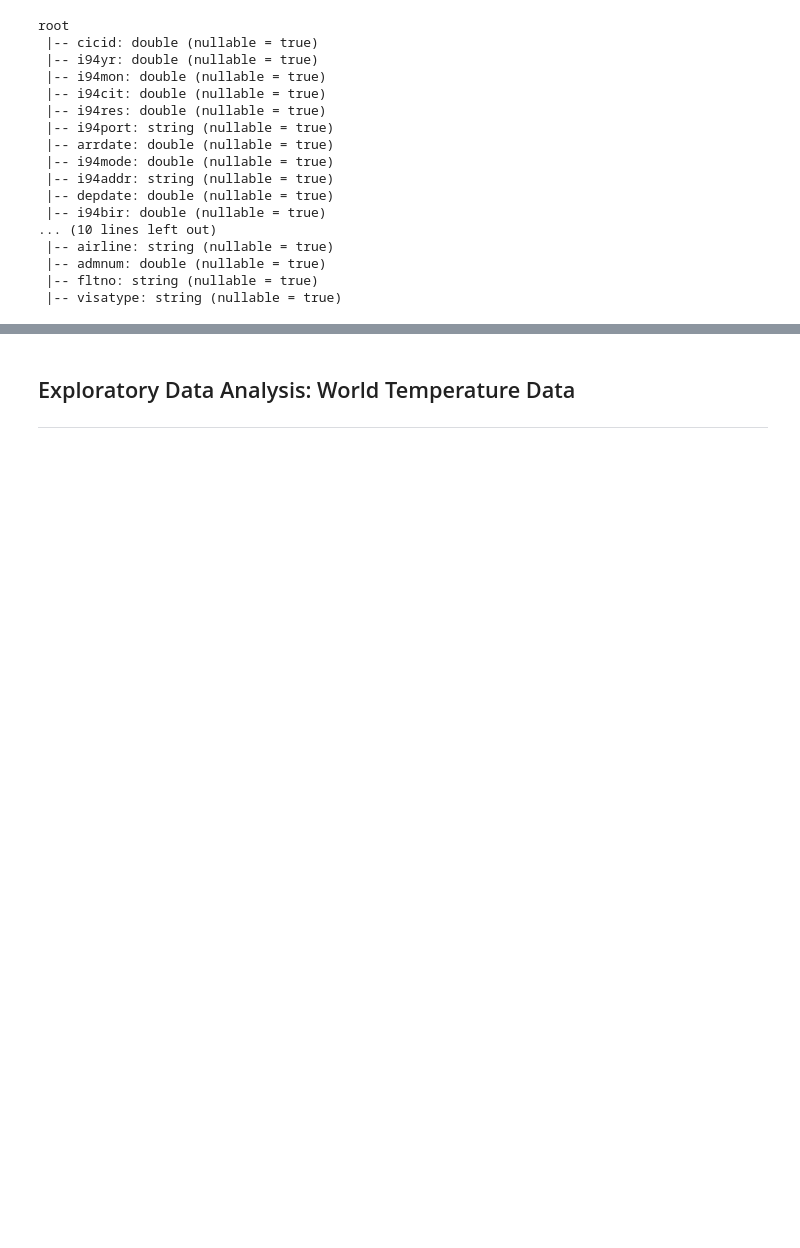
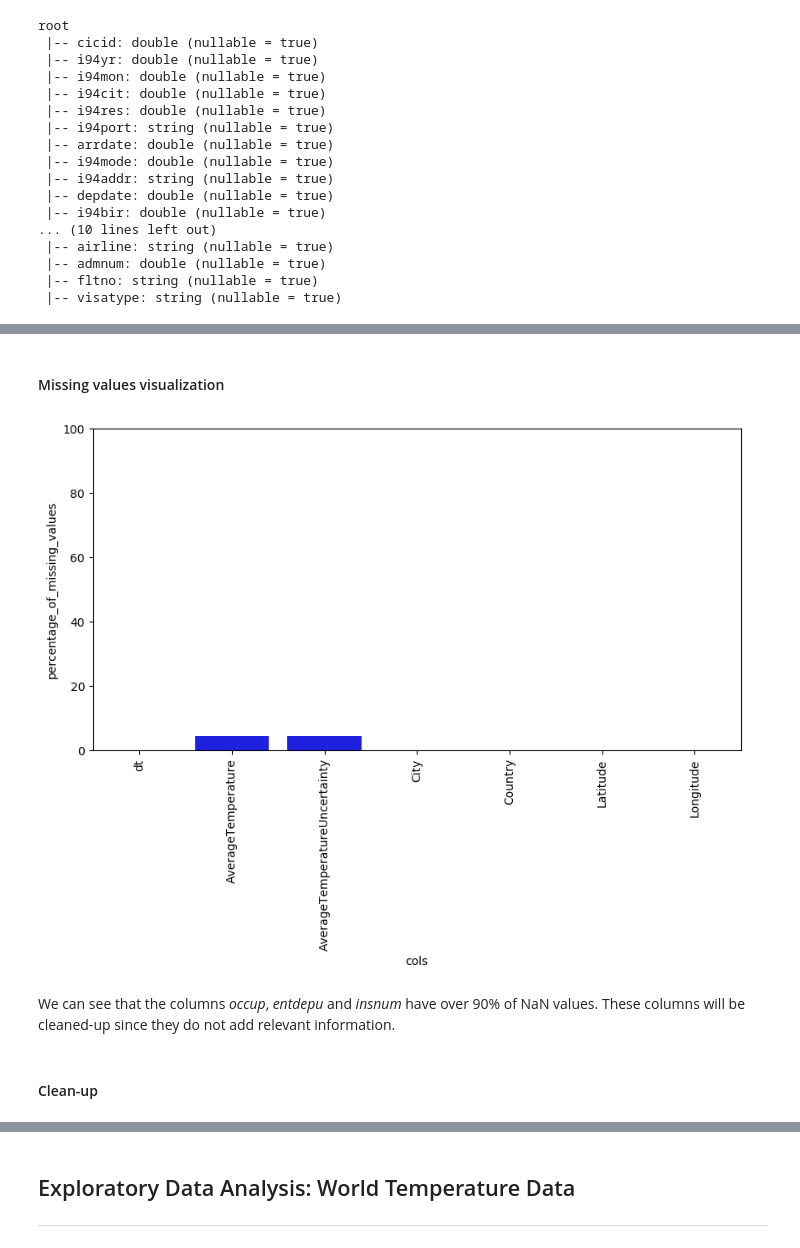
Before and after one commit to juferafo/UDE-capstone, a Jupyter notebook: Capstone-project.ipynb, the cells around one changed output, grey strips where cells are left out. Saved outputs shown, nothing was run; the diff lists cells and outputs as text; code cells hidden in the pictures; blank space fills up the shorter version.

```diff
--- a/Capstone-project.ipynb
+++ b/Capstone-project.ipynb
@@ -387,0 +409,11 @@ root
+# %% [markdown]
+#### Missing values visualization
+# %%
+df_temperature = df_temperature.withColumn("dt",col("dt").cast(StringType()))
+plot_nan_values(df_temperature)
+# %% [output]
+[figure, added]
+# %% [markdown]
+We can see that the columns *occup*, *entdepu* and *insnum* have over 90% of NaN values. These columns will be cleaned-up since they do not add relevant information.
+# %% [markdown]
+#### Clean-up
```
Also changed, not shown: parts of 7 cells of this notebook.
